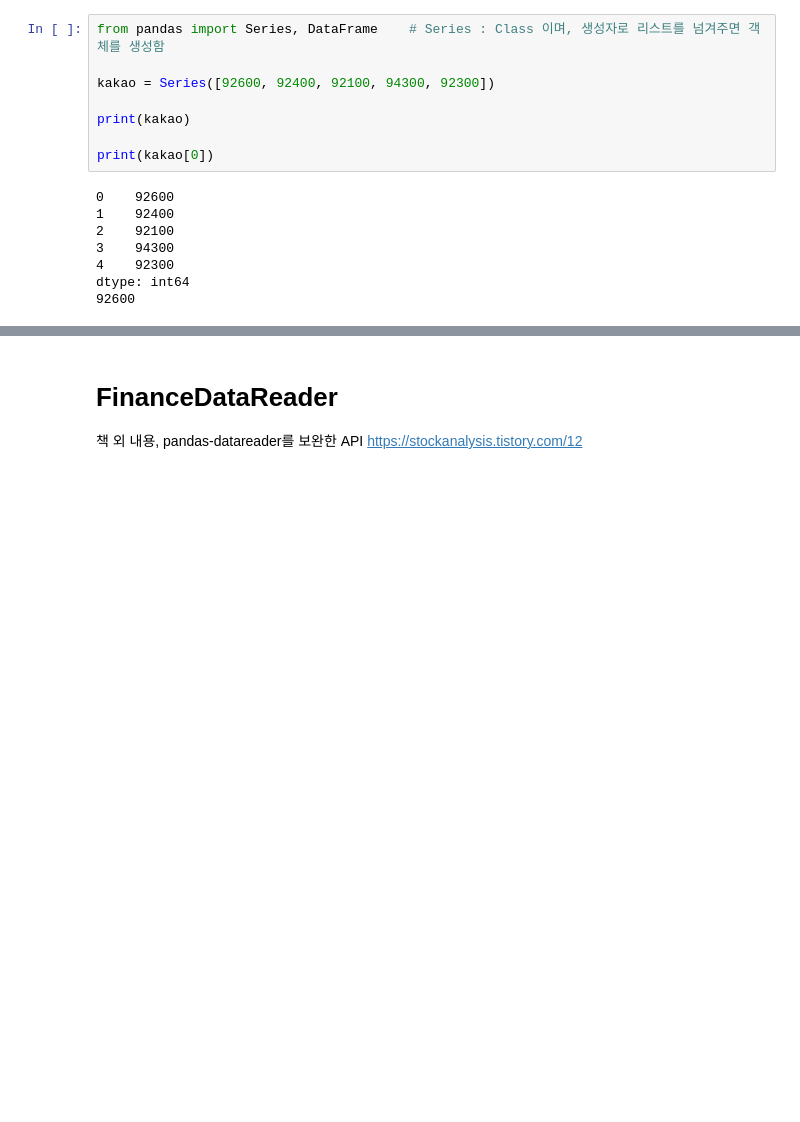
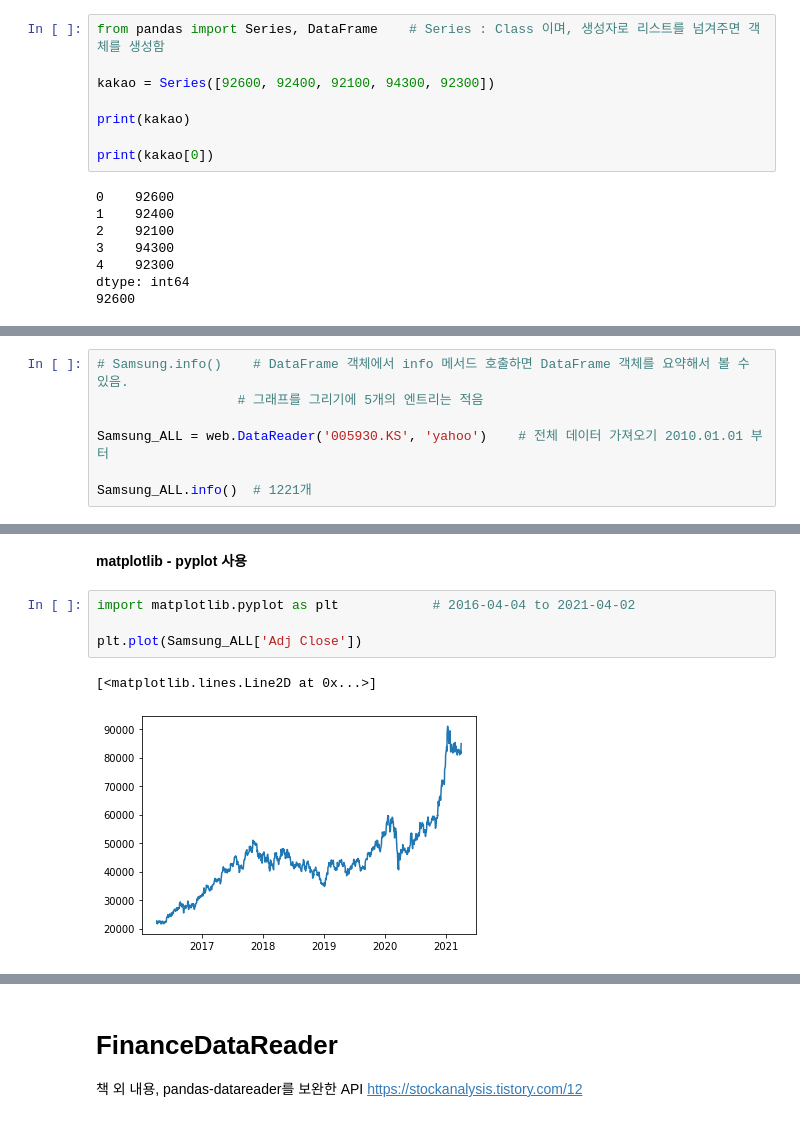
Before and after one commit to you9222/Digital_Finance, a Jupyter notebook: Pandas.ipynb, the cells around one changed output, grey strips where cells are left out. Cells and saved outputs as stored; diff of their text form; blank space fills up the shorter version.

```diff
--- a/Pandas.ipynb
+++ b/Pandas.ipynb
@@ -105,0 +220,7 @@ end = datetime.datetime(2021, 3, 4)
+# %%
+# Samsung.info()    # DataFrame 객체에서 info 메서드 호출하면 DataFrame 객체를 요약해서 볼 수 있음.
+                  # 그래프를 그리기에 5개의 엔트리는 적음
+
+Samsung_ALL = web.DataReader('005930.KS', 'yahoo')    # 전체 데이터 가져오기 2010.01.01 부터
+
+Samsung_ALL.info()  # 1221개
@@ -105,0 +241,9 @@ end = datetime.datetime(2021, 3, 4)
+# %% [markdown]
+**matplotlib - pyplot 사용**
+# %%
+import matplotlib.pyplot as plt            # 2016-04-04 to 2021-04-02
+
+plt.plot(Samsung_ALL['Adj Close'])
+# %% [output]
+[<matplotlib.lines.Line2D at 0x...>]
+[figure, added]
```
Also changed, not shown: parts of 19 cells of this notebook.
